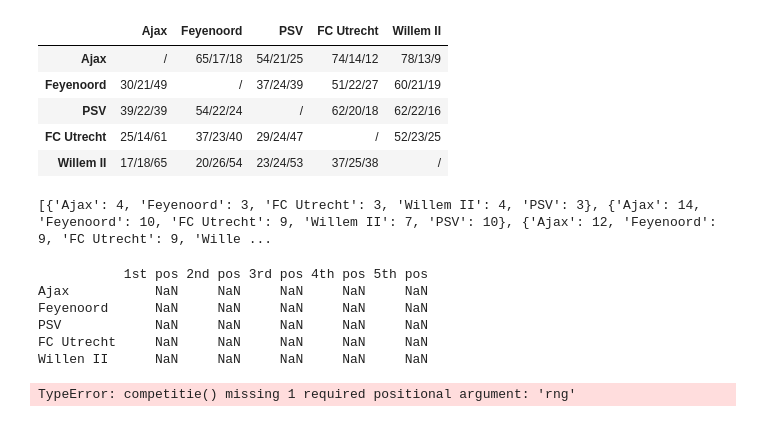
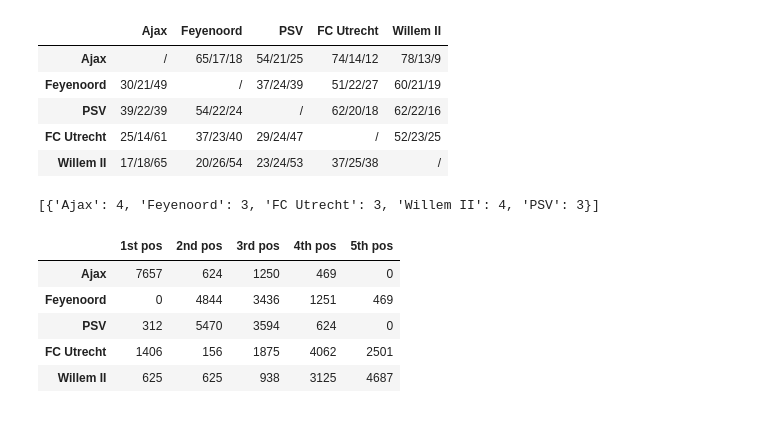
Before and after one commit to StanHaakman/Monte-Carlo-Voetbalcompetitie, a Jupyter notebook: main.ipynb, the cells around one changed output. Cells and saved outputs as stored; diff of their text form; code cells hidden in the pictures.

```diff
--- a/main.ipynb
+++ b/main.ipynb
@@ -137,27 +136,52 @@ def competitie(rng, modulo=1):
 
     return score
 # %%
-print([competitie(lcg, mod) for i in range(20)])
+print([competitie(lcg, mod) for i in range(1)])
 # %% [output]
-[{'Ajax': 4, 'Feyenoord': 3, 'FC Utrecht': 3, 'Willem II': 4, 'PSV': 3}, {'Ajax': 14, 'Feyenoord': 10, 'FC Utrecht': 9, 'Willem II': 7, 'PSV': 10}, {'Ajax': 12, 'Feyenoord': 9, 'FC Utrecht': 9, 'Wille ...
+[{'Ajax': 4, 'Feyenoord': 3, 'FC Utrecht': 3, 'Willem II': 4, 'PSV': 3}]
-# %%
-def get_win_chances(n):
-
-    result = pd.DataFrame(columns = ['1st pos', '2nd pos', '3rd pos', '4th pos', '5th pos'], index = ['Ajax', 'Feyenoord', 'PSV', 'FC Utrecht', 'Willen II'])
-
-    print(result)
-
-    for _ in range(n):
-        results_comp = competitie()
-
-        pass
-
-get_win_chances(4)
-# %% [output]
-           1st pos 2nd pos 3rd pos 4th pos 5th pos
-Ajax           NaN     NaN     NaN     NaN     NaN
-Feyenoord      NaN     NaN     NaN     NaN     NaN
-PSV            NaN     NaN     NaN     NaN     NaN
-FC Utrecht     NaN     NaN     NaN     NaN     NaN
-Willen II      NaN     NaN     NaN     NaN     NaN
-TypeError: competitie() missing 1 required positional argument: 'rng'
+# %%
+def get_win_chances(n, rng, modulo=1):
+
+    result = pd.DataFrame(0, columns = ['1st pos', '2nd pos', '3rd pos', '4th pos', '5th pos'], index = ['Ajax', 'Feyenoord', 'PSV', 'FC Utrecht', 'Willem II'])
+
+    positions = ['1st pos', '2nd pos', '3rd pos', '4th pos', '5th pos']
+
+    for _ in range(n):
+        results_comp = competitie(rng, modulo)
+
+        # Sort the dictionary
+        results_comp = {k: v for k, v in sorted(results_comp.items(), key = lambda item: item[1], reverse = True)}
+
+        last_points = 0
+        skip = False
+        x = 0
+
+        for team, points in results_comp.items():
+
+            result[positions[x]].loc[team] = result[positions[x]].loc[team] + 1
+
+
+            if last_points == points:
+                skip = True
+                continue
+
+            last_points = points
+
+            if skip:
+                x += 2
+                skip = False
+            else:
+                x += 1
+
+    return result
+
+resultaat = get_win_chances(10000, lcg, mod)
+# %%
+resultaat
+# %% [output]
+|  | 1st pos | 2nd pos | 3rd pos | 4th pos | 5th pos |
+| Ajax | 7657 | 624 | 1250 | 469 | 0 |
+| Feyenoord | 0 | 4844 | 3436 | 1251 | 469 |
+| PSV | 312 | 5470 | 3594 | 624 | 0 |
+| FC Utrecht | 1406 | 156 | 1875 | 4062 | 2501 |
+| Willem II | 625 | 625 | 938 | 3125 | 4687 |
```
Also changed, not shown: parts of 2 cells of this notebook.
